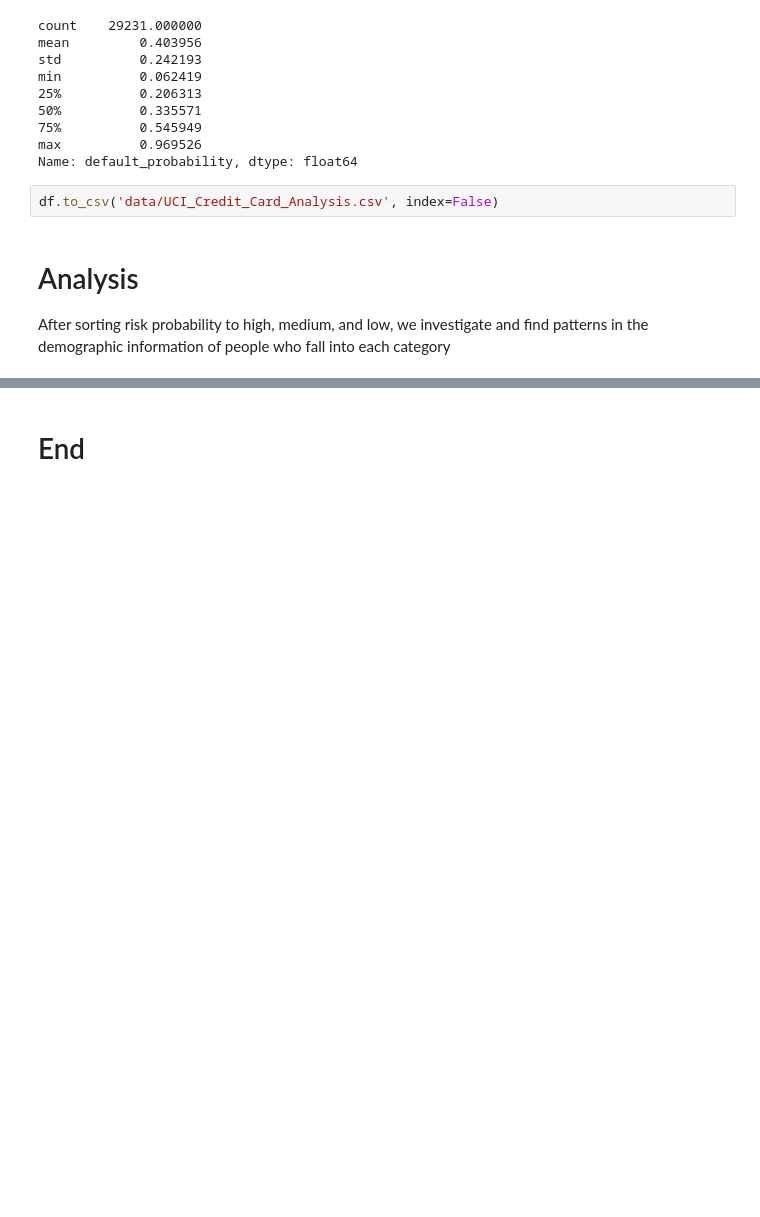
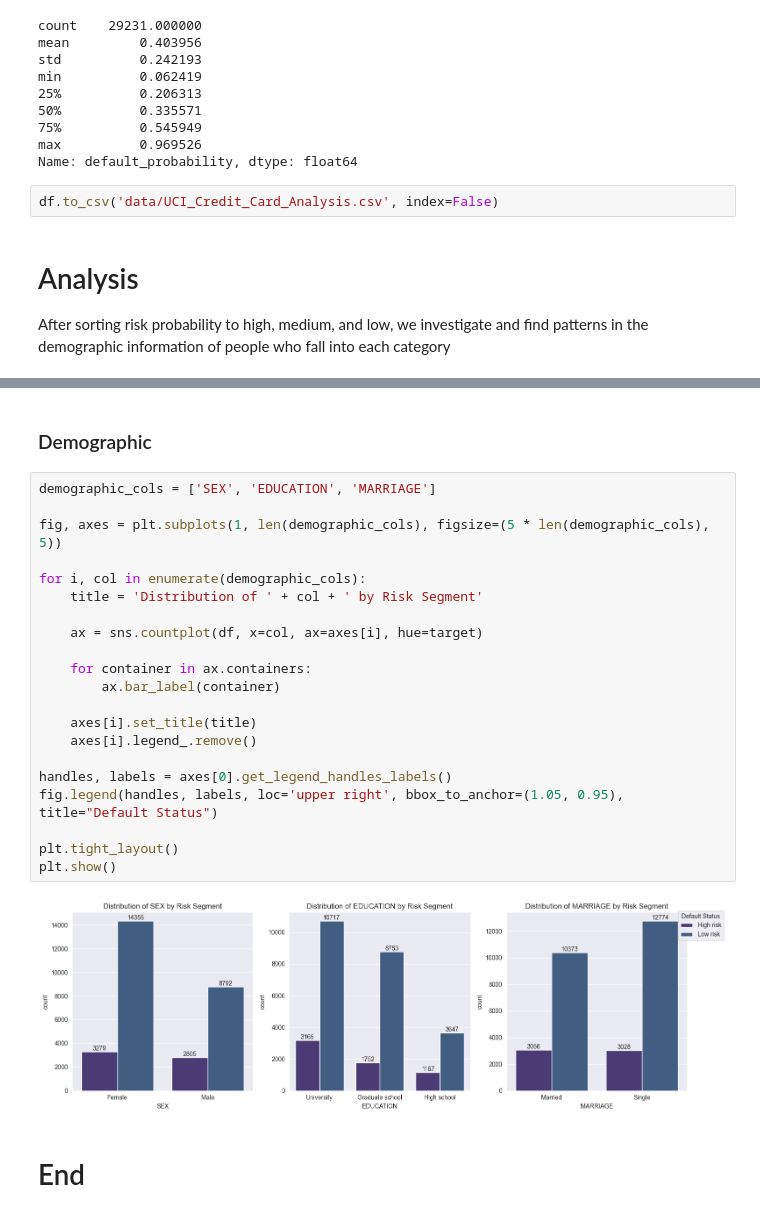
Before and after one commit to pokkyy/Default-Risk-Segmentation, a Jupyter notebook: DefaultRiskProbability.ipynb, the cells around one changed output, grey strips where cells are left out. Drawn from its saved outputs; the diff is of its cells as text; blank space fills up the shorter version.

```diff
--- a/DefaultRiskProbability.ipynb
+++ b/DefaultRiskProbability.ipynb
@@ -940,2 +947,27 @@ plt.show()
+# %% [markdown]
+### Demographic
+# %%
+demographic_cols = ['SEX', 'EDUCATION', 'MARRIAGE']
+
+fig, axes = plt.subplots(1, len(demographic_cols), figsize=(5 * len(demographic_cols), 5))
+
+for i, col in enumerate(demographic_cols):
+    title = 'Distribution of ' + col + ' by Risk Segment'
+
+    ax = sns.countplot(df, x=col, ax=axes[i], hue=target)
+
+    for container in ax.containers:
+        ax.bar_label(container)
+
+    axes[i].set_title(title)
+    axes[i].legend_.remove()
+
+handles, labels = axes[0].get_legend_handles_labels()
+fig.legend(handles, labels, loc='upper right', bbox_to_anchor=(1.05, 0.95), title="Default Status")
+
+plt.tight_layout()
+plt.show()
+# %% [output]
+[figure, added]
 # %% [markdown]
 # End
```
Also changed, not shown: parts of 7 cells of this notebook.
